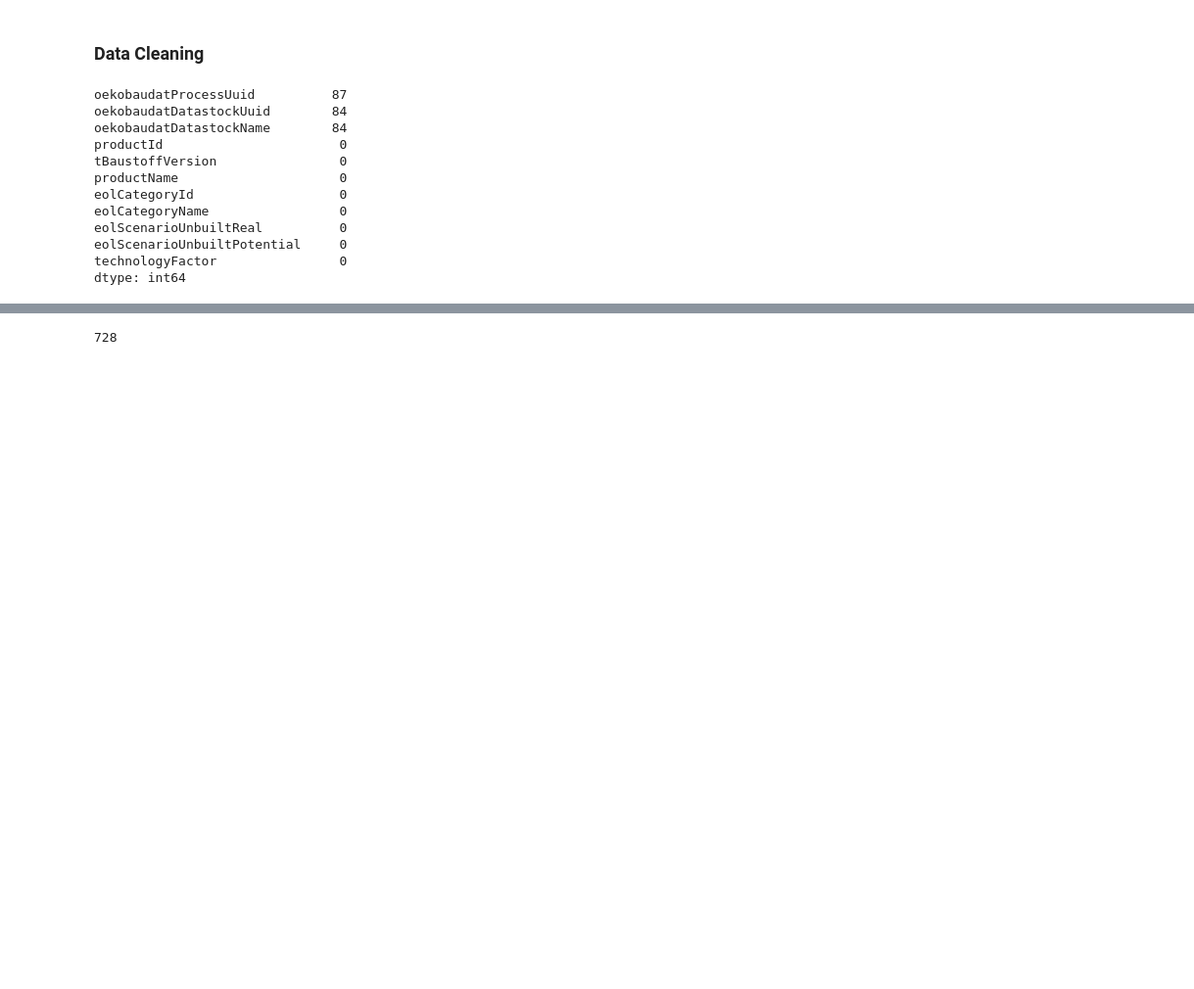
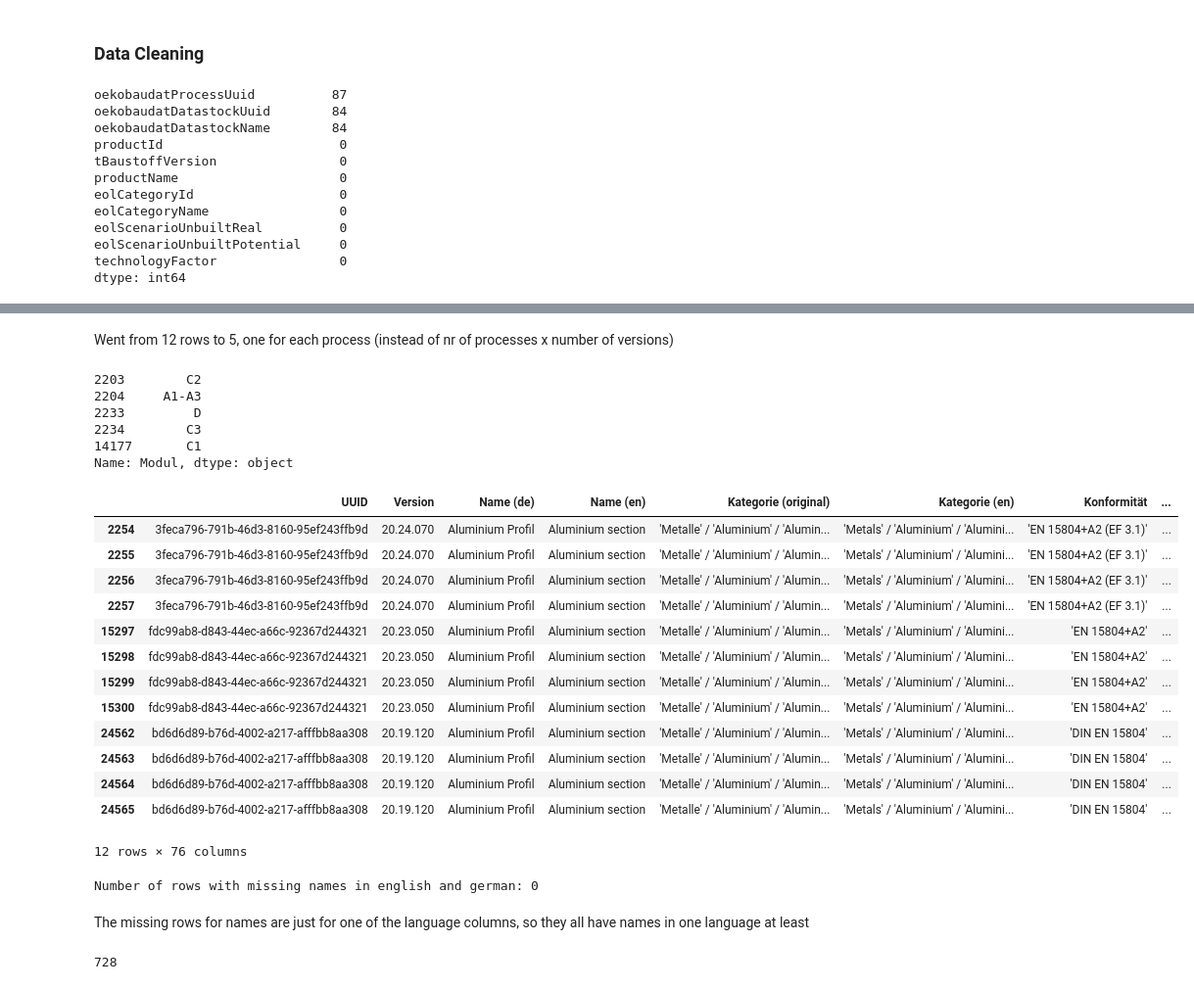
Before and after one commit to n3xtcoder-ai4impact/bbsr-challenge, a Jupyter notebook: tbaustoff.ipynb, the cells around one changed output, grey strips where cells are left out. Shown at 98% size. Saved outputs shown, nothing was run; the diff lists cells and outputs as text; code cells hidden in the pictures; blank space fills up the shorter version.

```diff
--- a/tbaustoff.ipynb
+++ b/tbaustoff.ipynb
@@ -85,3 +237,39 @@ dtype: int64
+# %% [markdown]
+Went from 12 rows to 5, one for each process (instead of nr of processes x number of versions)
+# %%
+deduped_df[deduped_df["Name (en)"] == "Aluminium section"]["Modul"]
+# %% [output]
+2203        C2
+2204     A1-A3
+2233         D
+2234        C3
+14177       C1
+Name: Modul, dtype: object
+# %%
+obd_df[obd_df["Name (en)"] == "Aluminium section"]
+# %% [output]
+|  | UUID | Version | Name (de) | Name (en) | Kategorie (original) | Kategorie (en) | Konformität | ... |
+| 2254 | 3feca796-791b-46d3-8160-95ef243ffb9d | 20.24.070 | Aluminium Profil | Aluminium section | 'Metalle' / 'Aluminium' / 'Alumin... | 'Metals' / 'Aluminium' / 'Alumini... | 'EN 15804+A2 (EF 3.1)' | ... |
+| 2255 | 3feca796-791b-46d3-8160-95ef243ffb9d | 20.24.070 | Aluminium Profil | Aluminium section | 'Metalle' / 'Aluminium' / 'Alumin... | 'Metals' / 'Aluminium' / 'Alumini... | 'EN 15804+A2 (EF 3.1)' | ... |
+| 2256 | 3feca796-791b-46d3-8160-95ef243ffb9d | 20.24.070 | Aluminium Profil | Aluminium section | 'Metalle' / 'Aluminium' / 'Alumin... | 'Metals' / 'Aluminium' / 'Alumini... | 'EN 15804+A2 (EF 3.1)' | ... |
+| 2257 | 3feca796-791b-46d3-8160-95ef243ffb9d | 20.24.070 | Aluminium Profil | Aluminium section | 'Metalle' / 'Aluminium' / 'Alumin... | 'Metals' / 'Aluminium' / 'Alumini... | 'EN 15804+A2 (EF 3.1)' | ... |
+| 15297 | fdc99ab8-d843-44ec-a66c-92367d244321 | 20.23.050 | Aluminium Profil | Aluminium section | 'Metalle' / 'Aluminium' / 'Alumin... | 'Metals' / 'Aluminium' / 'Alumini... | 'EN 15804+A2' | ... |
+| 15298 | fdc99ab8-d843-44ec-a66c-92367d244321 | 20.23.050 | Aluminium Profil | Aluminium section | 'Metalle' / 'Aluminium' / 'Alumin... | 'Metals' / 'Aluminium' / 'Alumini... | 'EN 15804+A2' | ... |
+| 15299 | fdc99ab8-d843-44ec-a66c-92367d244321 | 20.23.050 | Aluminium Profil | Aluminium section | 'Metalle' / 'Aluminium' / 'Alumin... | 'Metals' / 'Aluminium' / 'Alumini... | 'EN 15804+A2' | ... |
+| 15300 | fdc99ab8-d843-44ec-a66c-92367d244321 | 20.23.050 | Aluminium Profil | Aluminium section | 'Metalle' / 'Aluminium' / 'Alumin... | 'Metals' / 'Aluminium' / 'Alumini... | 'EN 15804+A2' | ... |
+| 24562 | bd6d6d89-b76d-4002-a217-afffbb8aa308 | 20.19.120 | Aluminium Profil | Aluminium section | 'Metalle' / 'Aluminium' / 'Alumin... | 'Metals' / 'Aluminium' / 'Alumini... | 'DIN EN 15804' | ... |
+| 24563 | bd6d6d89-b76d-4002-a217-afffbb8aa308 | 20.19.120 | Aluminium Profil | Aluminium section | 'Metalle' / 'Aluminium' / 'Alumin... | 'Metals' / 'Aluminium' / 'Alumini... | 'DIN EN 15804' | ... |
+| 24564 | bd6d6d89-b76d-4002-a217-afffbb8aa308 | 20.19.120 | Aluminium Profil | Aluminium section | 'Metalle' / 'Aluminium' / 'Alumin... | 'Metals' / 'Aluminium' / 'Alumini... | 'DIN EN 15804' | ... |
+| 24565 | bd6d6d89-b76d-4002-a217-afffbb8aa308 | 20.19.120 | Aluminium Profil | Aluminium section | 'Metalle' / 'Aluminium' / 'Alumin... | 'Metals' / 'Aluminium' / 'Alumini... | 'DIN EN 15804' | ... |
+12 rows × 76 columns
+# %%
+# rows where name is missing
+missing_name = obd_df[(obd_df["Name (en)"].isna()) & (obd_df["Name (de)"].isna())]
+print ("Number of rows with missing names in english and german:", len(missing_name))
+# %% [output]
+Number of rows with missing names in english and german: 0
+# %% [markdown]
+The missing rows for names are just for one of the language columns, so they all have names in one language at least
 # %%
 # unique values in the 'OBD' column
 tbau_df["oekobaudatProcessUuid"].nunique()
```
Also changed, not shown: parts of 31 cells of this notebook, 1 other file.
